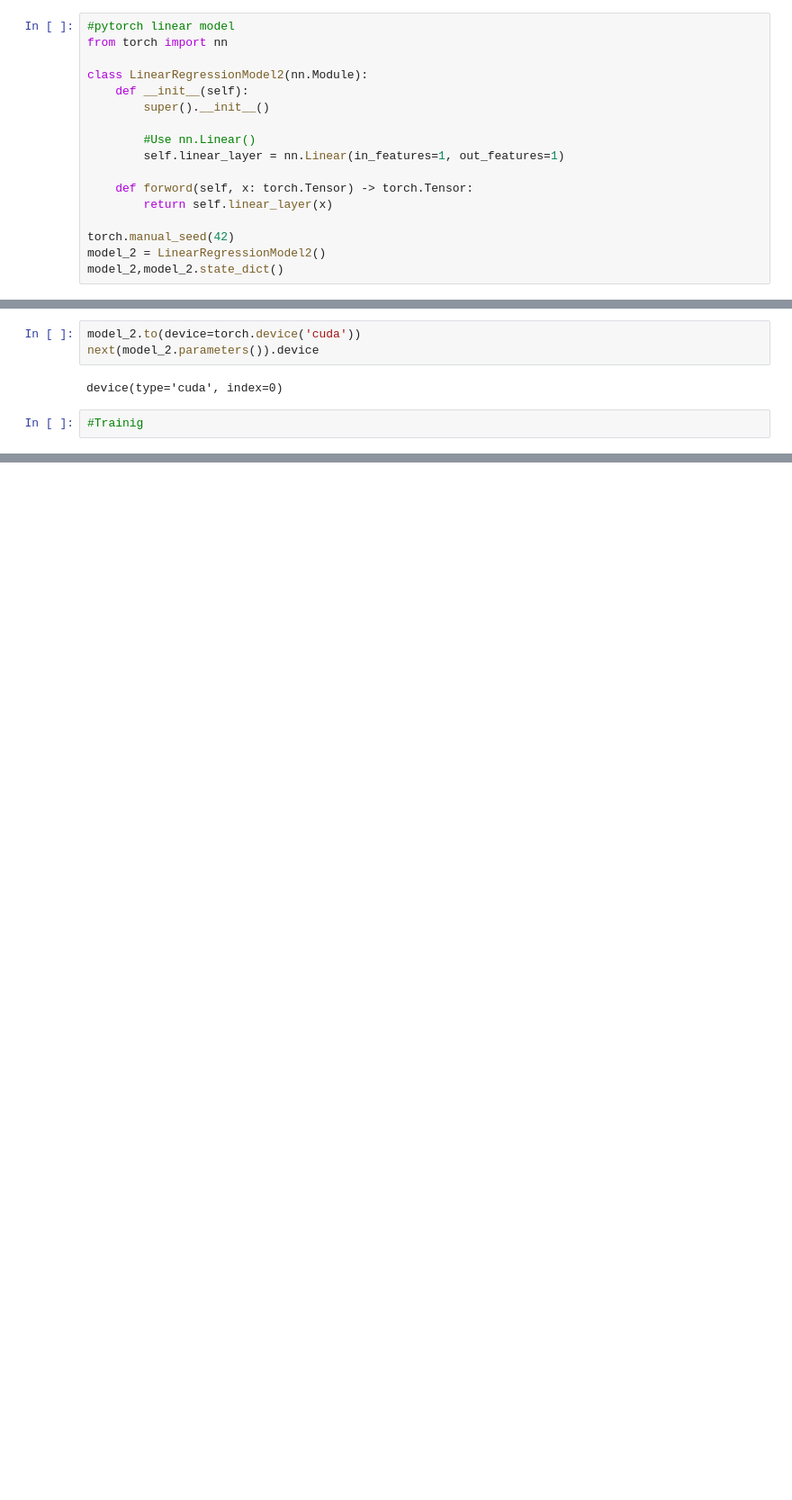
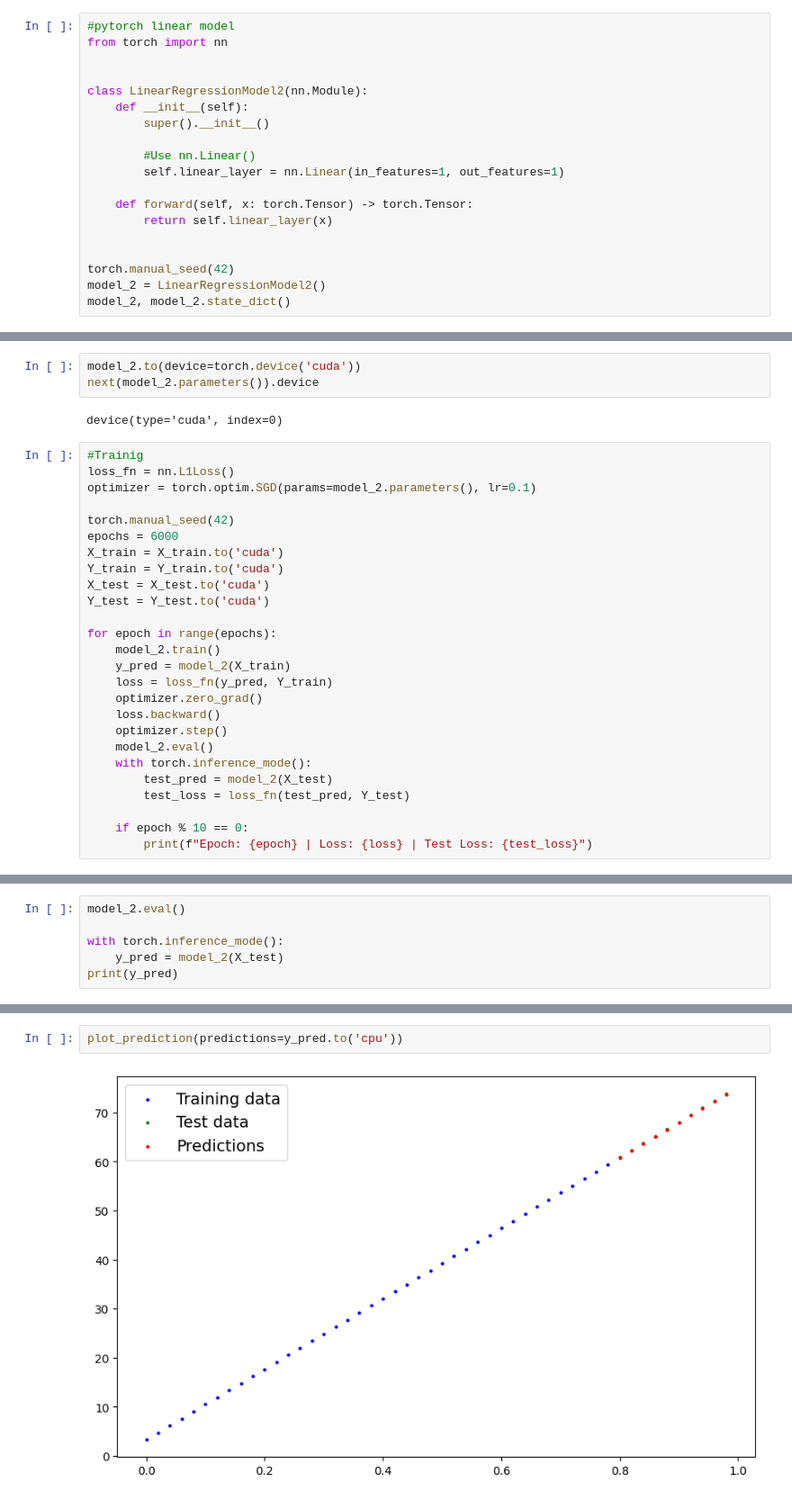
Before and after one commit to kuanmol/aimldl, a Jupyter notebook: PYTORCH/pytorch-workflow.ipynb, the cells around one changed output, grey strips where cells are left out. Shown: that part at 90% size. Cells and saved outputs as stored; diff of their text form; blank space fills up the shorter version.

```diff
--- a/PYTORCH/pytorch-workflow.ipynb
+++ b/PYTORCH/pytorch-workflow.ipynb
@@ -183,6 +178,7 @@ plot_prediction(X_train, Y_train, X_test, Y_test)
 # %%
 #pytorch linear model
 from torch import nn
+
 
 class LinearRegressionModel2(nn.Module):
     def __init__(self):
@@ -191,12 +187,13 @@ class LinearRegressionModel2(nn.Module):
         #Use nn.Linear()
         self.linear_layer = nn.Linear(in_features=1, out_features=1)
 
-    def forword(self, x: torch.Tensor) -> torch.Tensor:
+    def forward(self, x: torch.Tensor) -> torch.Tensor:
         return self.linear_layer(x)
+
 
 torch.manual_seed(42)
 model_2 = LinearRegressionModel2()
-model_2,model_2.state_dict()
+model_2, model_2.state_dict()
 # %% [output]
 (LinearRegressionModel2(
    (linear_layer): Linear(in_features=1, out_features=1, bias=True)
@@ -214,3 +211,27 @@ next(model_2.parameters()).device
 device(type='cuda', index=0)
 # %%
 #Trainig
+loss_fn = nn.L1Loss()
+optimizer = torch.optim.SGD(params=model_2.parameters(), lr=0.1)
+
+torch.manual_seed(42)
+epochs = 6000
+X_train = X_train.to('cuda')
+Y_train = Y_train.to('cuda')
+X_test = X_test.to('cuda')
+Y_test = Y_test.to('cuda')
+
+for epoch in range(epochs):
+    model_2.train()
+    y_pred = model_2(X_train)
+    loss = loss_fn(y_pred, Y_train)
+    optimizer.zero_grad()
+    loss.backward()
+    optimizer.step()
+    model_2.eval()
+    with torch.inference_mode():
+        test_pred = model_2(X_test)
+        test_loss = loss_fn(test_pred, Y_test)
+
+    if epoch % 10 == 0:
+        print(f"Epoch: {epoch} | Loss: {loss} | Test Loss: {test_loss}")
@@ -216,0 +265,6 @@ device(type='cuda', index=0)
+# %%
+model_2.eval()
+
+with torch.inference_mode():
+    y_pred = model_2(X_test)
+print(y_pred)
@@ -216,0 +282,4 @@ device(type='cuda', index=0)
+# %%
+plot_prediction(predictions=y_pred.to('cpu'))
+# %% [output]
+[figure, added]
```
Also changed, not shown: parts of 13 cells of this notebook.
